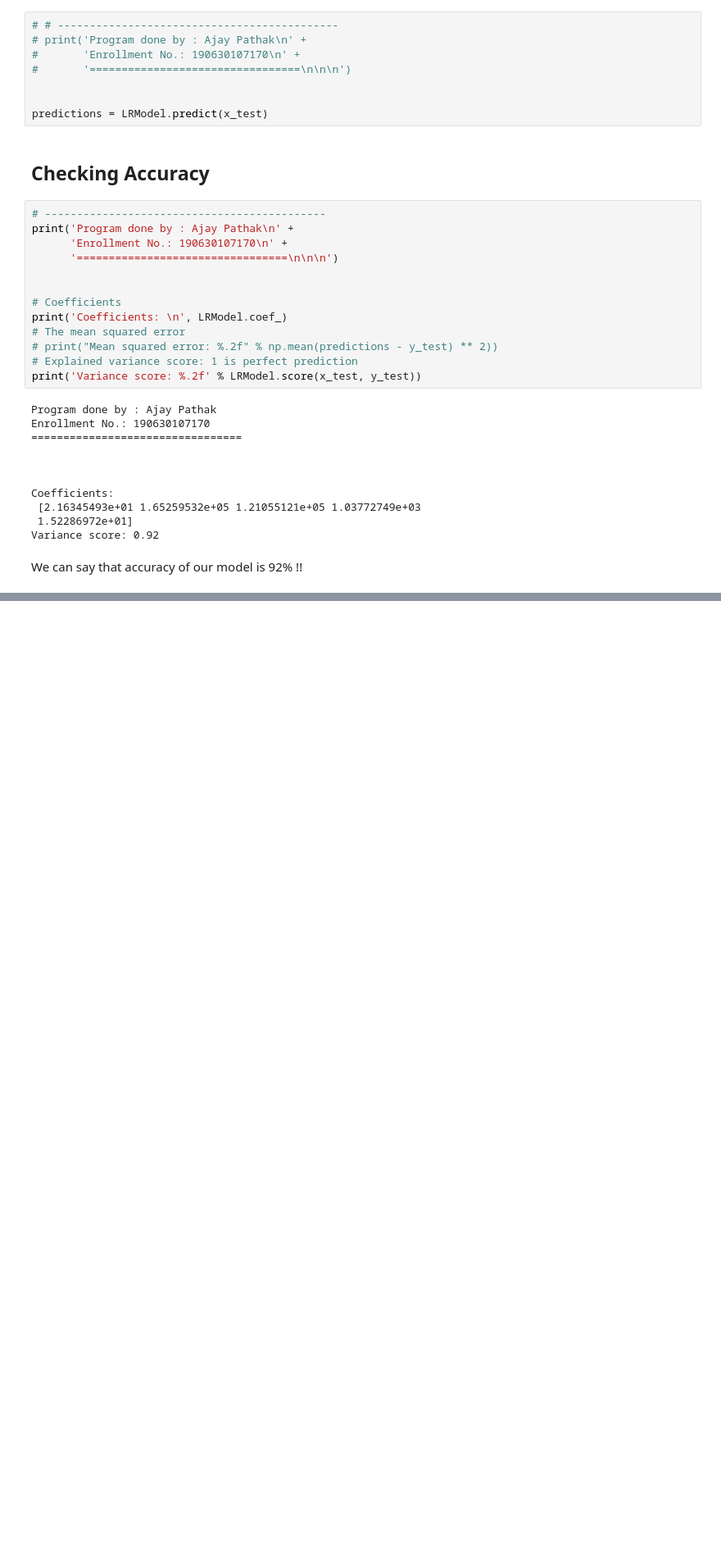
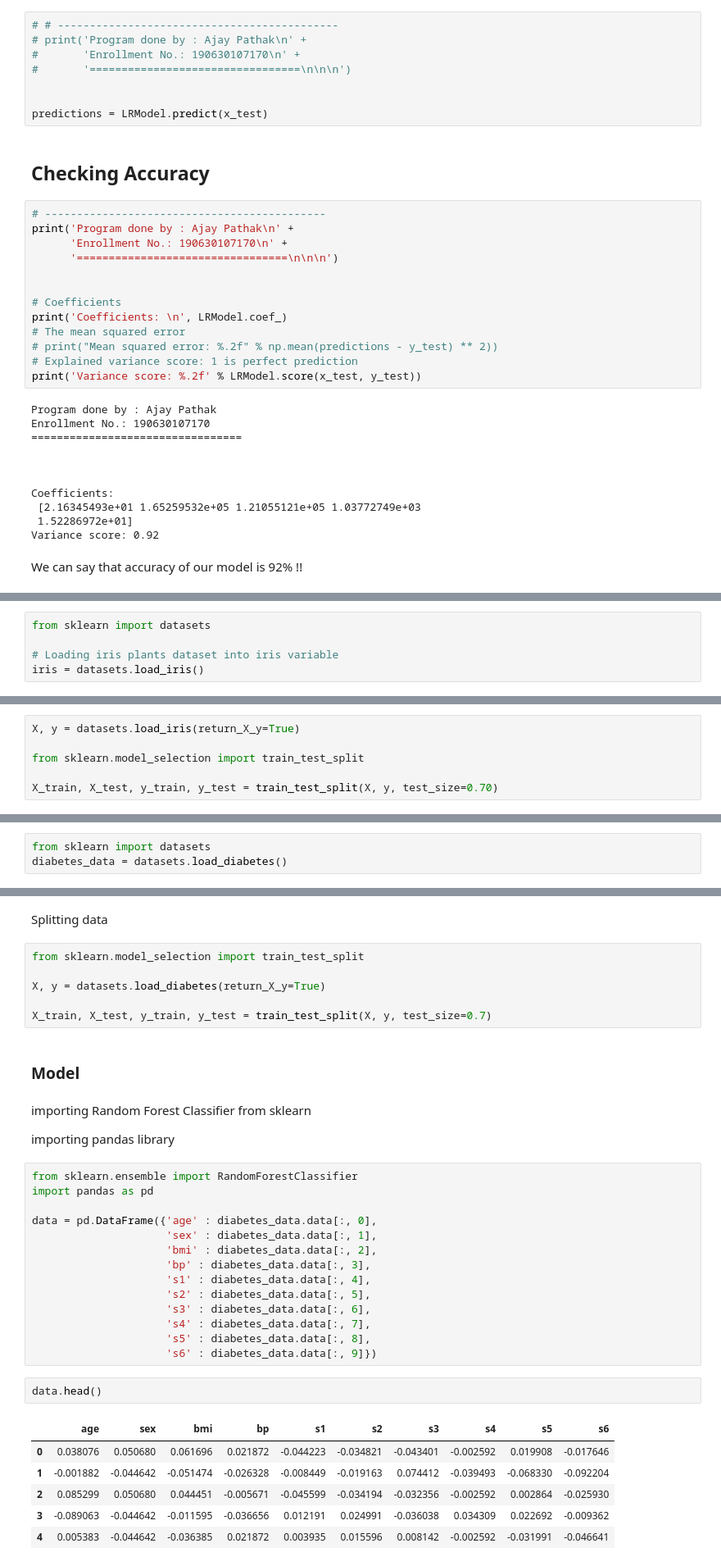
Before and after one commit to AJAY-22/Python_Practicals, a Jupyter notebook: LabManual.ipynb, the cells around one changed output, grey strips where cells are left out. Shown: that part at 82% size. Saved outputs shown, nothing was run; the diff lists cells and outputs as text; blank space fills up the shorter version.

```diff
--- a/LabManual.ipynb
+++ b/LabManual.ipynb
@@ -3084,0 +3094,5 @@ We can say that accuracy of our model is 92% !!
+# %%
+from sklearn import datasets
+
+# Loading iris plants dataset into iris variable
+iris = datasets.load_iris()
@@ -3084,0 +3110,6 @@ We can say that accuracy of our model is 92% !!
+# %%
+X, y = datasets.load_iris(return_X_y=True)
+
+from sklearn.model_selection import train_test_split
+
+X_train, X_test, y_train, y_test = train_test_split(X, y, test_size=0.70)
@@ -3084,0 +3177,3 @@ We can say that accuracy of our model is 92% !!
+# %%
+from sklearn import datasets
+diabetes_data = datasets.load_diabetes()
@@ -3084,0 +3188,37 @@ We can say that accuracy of our model is 92% !!
+# %% [markdown]
+Splitting data
+# %%
+from sklearn.model_selection import train_test_split
+
+X, y = datasets.load_diabetes(return_X_y=True)
+
+X_train, X_test, y_train, y_test = train_test_split(X, y, test_size=0.7)
+# %% [markdown]
+### Model
+# %% [markdown]
+importing Random Forest Classifier from sklearn
+
+importing pandas library
+# %%
+from sklearn.ensemble import RandomForestClassifier
+import pandas as pd
+
+data = pd.DataFrame({'age' : diabetes_data.data[:, 0],
+                     'sex' : diabetes_data.data[:, 1],
+                     'bmi' : diabetes_data.data[:, 2],
+                     'bp' : diabetes_data.data[:, 3],
+                     's1' : diabetes_data.data[:, 4],
+                     's2' : diabetes_data.data[:, 5],
+                     's3' : diabetes_data.data[:, 6],
+                     's4' : diabetes_data.data[:, 7],
+                     's5' : diabetes_data.data[:, 8],
+                     's6' : diabetes_data.data[:, 9]})
+# %%
+data.head()
+# %% [output]
+|  | age | sex | bmi | bp | s1 | s2 | s3 | s4 | s5 | s6 |
+| 0 | 0.038076 | 0.050680 | 0.061696 | 0.021872 | -0.044223 | -0.034821 | -0.043401 | -0.002592 | 0.019908 | -0.017646 |
+| 1 | -0.001882 | -0.044642 | -0.051474 | -0.026328 | -0.008449 | -0.019163 | 0.074412 | -0.039493 | -0.068330 | -0.092204 |
+| 2 | 0.085299 | 0.050680 | 0.044451 | -0.005671 | -0.045599 | -0.034194 | -0.032356 | -0.002592 | 0.002864 | -0.025930 |
+| 3 | -0.089063 | -0.044642 | -0.011595 | -0.036656 | 0.012191 | 0.024991 | -0.036038 | 0.034309 | 0.022692 | -0.009362 |
+| 4 | 0.005383 | -0.044642 | -0.036385 | 0.021872 | 0.003935 | 0.015596 | 0.008142 | -0.002592 | -0.031991 | -0.046641 |
```
Also changed, not shown: parts of 36 cells of this notebook.
